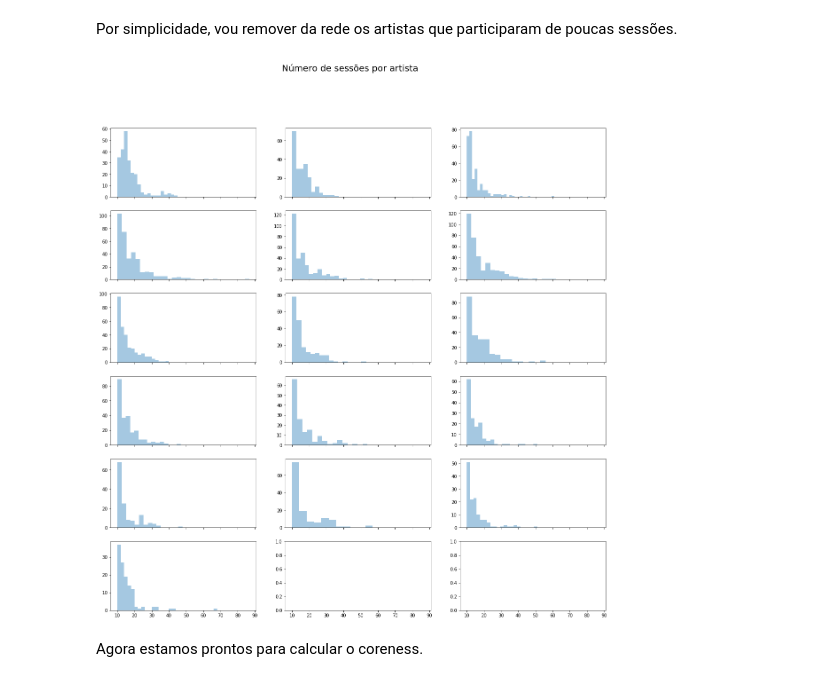
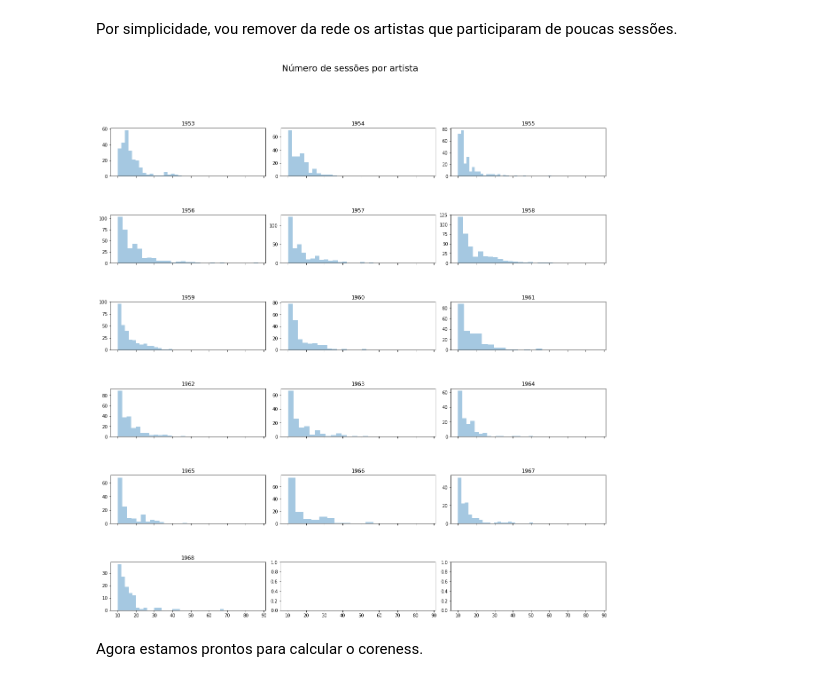
Before and after one commit to Leostayner/redesoc-2018, a Jupyter notebook: Encontro08/material.ipynb, the cells around one changed output. Cells and saved outputs as stored; diff of their text form; code cells hidden in the pictures.

```diff
--- a/Encontro08/material.ipynb
+++ b/Encontro08/material.ipynb
@@ -156,21 +156,23 @@ for i in range(len(list_g)):
 # %%
 num_subPlotX = int(len(list_g)/3) + 1
 
 fig, axes = plt.subplots(num_subPlotX, 3, figsize=(20, 20), sharex=True)
+plt.subplots_adjust(wspace= 0.1, hspace= 0.8)
 fig.suptitle("Número de sessões por artista", fontsize=20)
 
 x = 0
 y = 0
 
-for i in list_g:
-    sns.distplot([i.nodes[n]['sessions'] for n in i.nodes], kde=False, ax = axes[x, y]);
+for i in range(len(list_g)):
+    texto = str(n_inicial + i)
+    sns.distplot([list_g[i].nodes[n]['sessions'] for n in list_g[i].nodes], kde=False, ax = axes[x, y]).set_title(texto)
     y += 1
 
     if(y == 3):
         x += 1
         y = 0
 # %% [output]
-[figure, old version]
+[figure, new version]
 # %% [markdown]
 Agora estamos prontos para calcular o coreness.
 # %%
```
Also changed, not shown: parts of 6 cells of this notebook.
